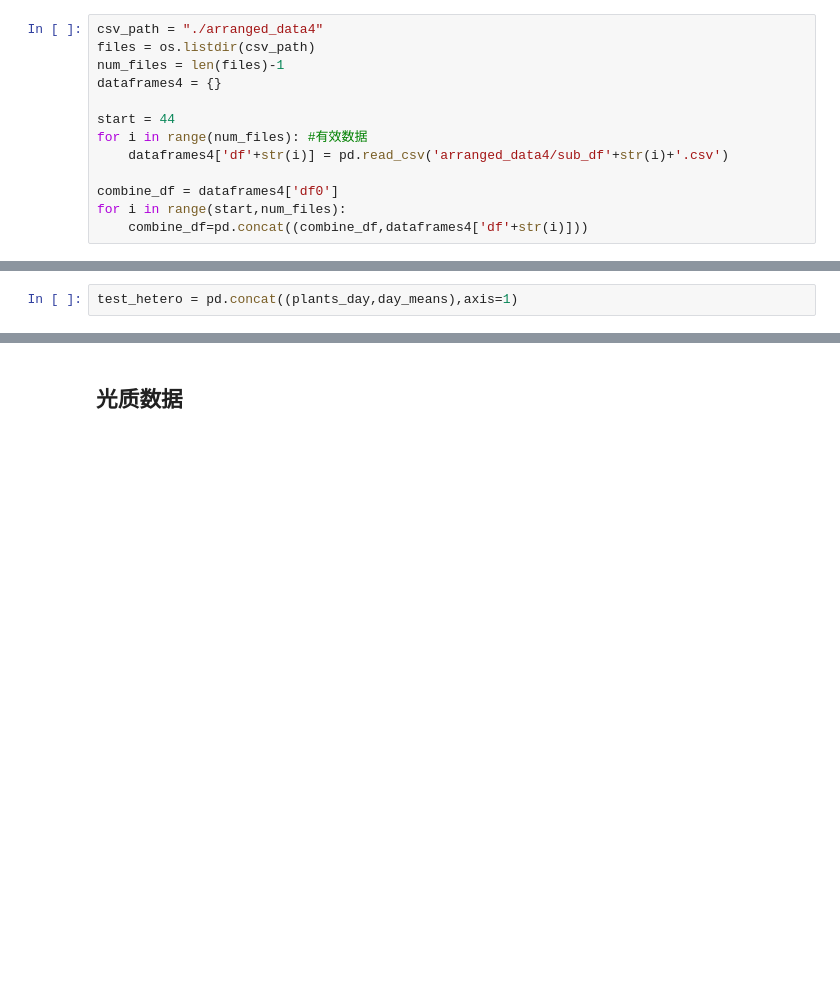
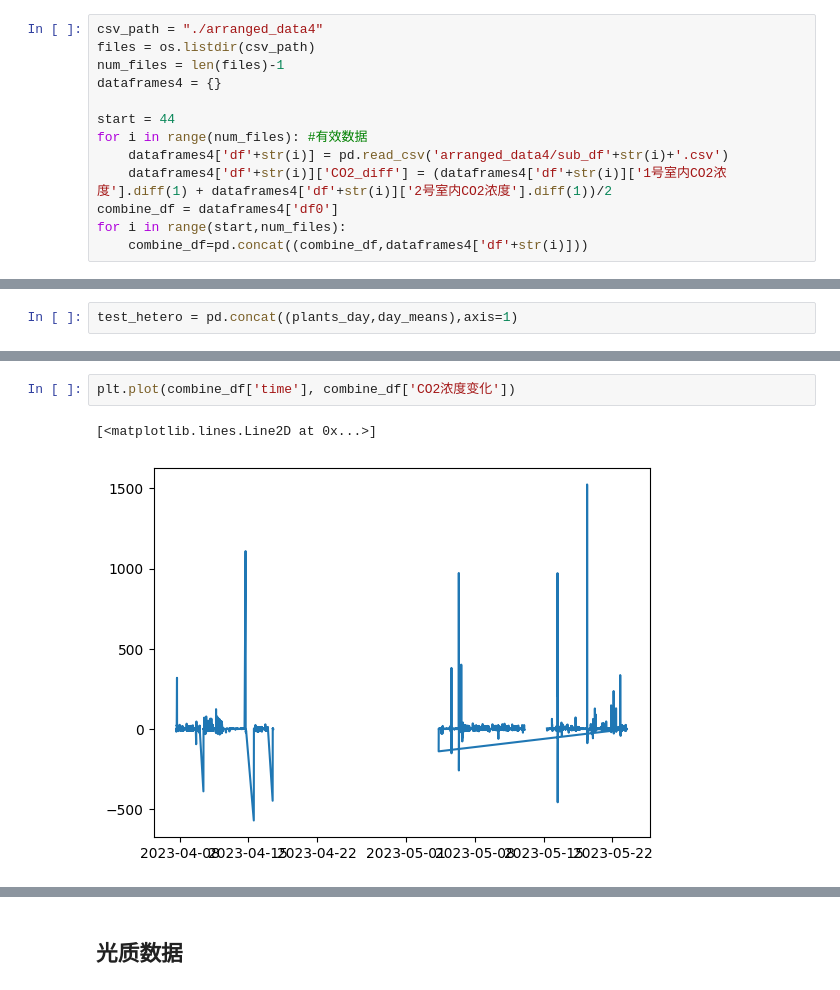
Before and after one commit to ThomasXIONG151215/vertical_farm_dp, a Jupyter notebook: data_upload.ipynb, the cells around one changed output, grey strips where cells are left out. Drawn from its saved outputs; the diff is of its cells as text; blank space fills up the shorter version.

```diff
--- a/data_upload.ipynb
+++ b/data_upload.ipynb
@@ -126,7 +126,7 @@ dataframes4 = {}
 start = 44
 for i in range(num_files): #有效数据
     dataframes4['df'+str(i)] = pd.read_csv('arranged_data4/sub_df'+str(i)+'.csv')
-
+    dataframes4['df'+str(i)]['CO2_diff'] = (dataframes4['df'+str(i)]['1号室内CO2浓度'].diff(1) + dataframes4['df'+str(i)]['2号室内CO2浓度'].diff(1))/2
 combine_df = dataframes4['df0']
 for i in range(start,num_files):
     combine_df=pd.concat((combine_df,dataframes4['df'+str(i)]))
@@ -191,3 +233,8 @@ test_hetero
+# %%
+plt.plot(combine_df['time'], combine_df['CO2浓度变化'])
+# %% [output]
+[<matplotlib.lines.Line2D at 0x...>]
+[figure, added]
 # %%
 test_hetero['date'] = pd.to_datetime(test_hetero.index)
 test_hetero.sort_values(by='date',inplace=True)
```
Also changed, not shown: parts of 13 cells of this notebook.
